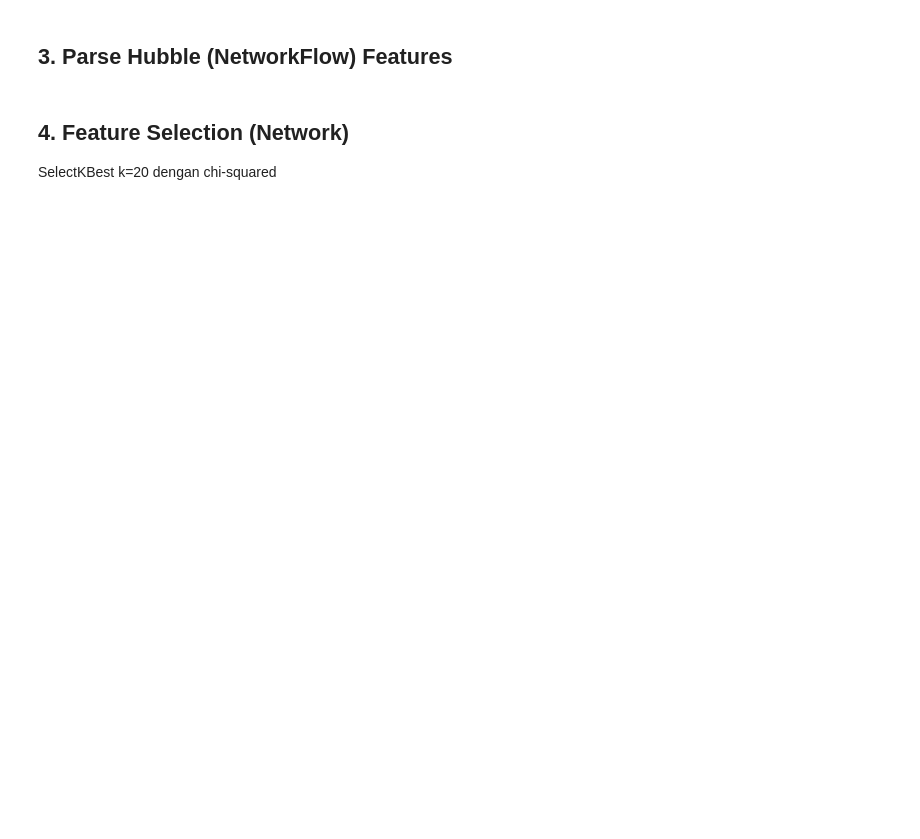
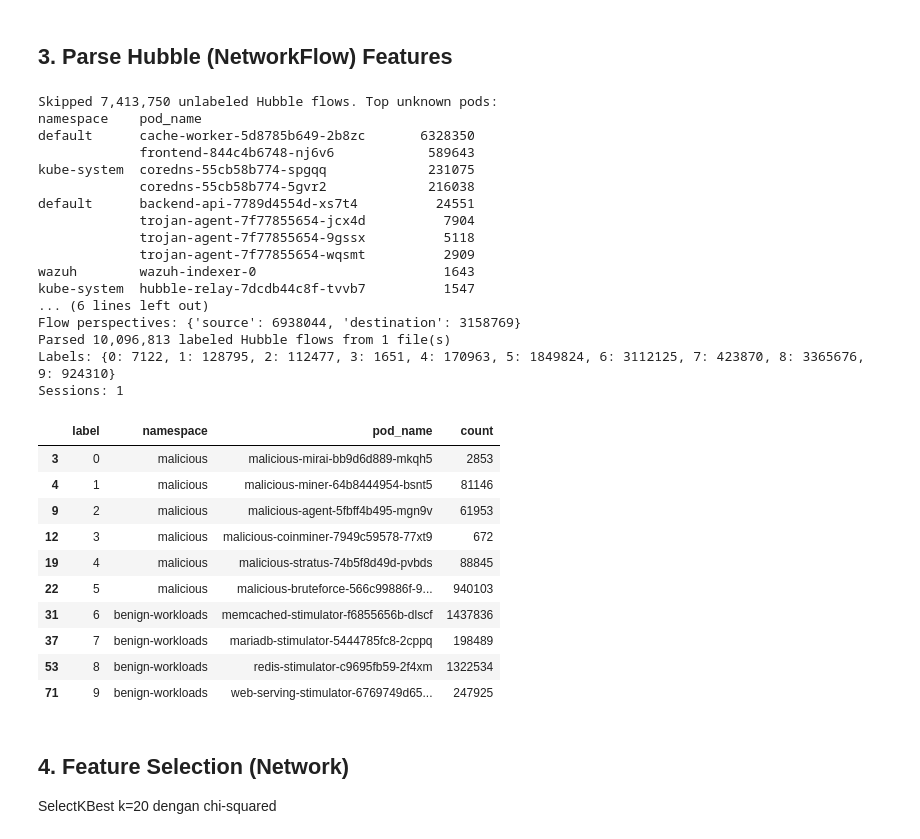
Before and after one commit to danielcristho/K-WATCH, a Jupyter notebook: feature_engineering/pre_processing.ipynb, the cells around one changed output. Cells and saved outputs as stored; diff of their text form; code cells hidden in the pictures; blank space fills up the shorter version.

```diff
--- a/feature_engineering/pre_processing.ipynb
+++ b/feature_engineering/pre_processing.ipynb
@@ -37,6 +56,14 @@ get_collection_stats()
 # %%
 with open("raw_logs/hubble.json") as f:
-    hubble_malicious = [json.loads(line) for line in f if line.strip() and "malicious-containers-stratus" in line.lower()][:2]
+    hubble_malicious = []
+    for line in f:
+        if line.strip() and "bruteforce" in line.lower():
+            try:
+                hubble_malicious.append(json.loads(line))
+            except json.JSONDecodeError:
+                continue
+            if len(hubble_malicious) >= 2:
+                break
 
 print(f"Hubble malicious:")
 print(json.dumps(hubble_malicious, indent=1))
@@ -323,16 +438,23 @@ syscall_dataset.head()
 ## 3. Parse Hubble (NetworkFlow) Features
 # %%
 def hubble_log_paths():
+    # Prioritize per-session files to preserve session_id from filename
     session_paths = sorted(
         Path("raw_logs/sessions").glob("hubble_session_*.json"),
         key=session_id_from_path,
     )
-    return session_paths or [Path("raw_logs/hubble.json")]
+    if session_paths:
+        return session_paths
+    # Fallback to merged (session_id will be 0 for all records)
+    merged = Path("raw_logs/hubble.json")
+    if merged.exists():
+        return [merged]
+    return sorted(Path("raw_logs").glob("*_hubble.json")) or [merged]
 
 def endpoint_info(endpoint):
     pod_name = endpoint.get("pod_name", "") or ""
     namespace = endpoint.get("namespace", "") or ""
-    scenario_label = get_label_info(pod_name)
+    scenario_label = get_label_info(pod_name, namespace)  # ← tambah namespace
     return {
         "pod_name": pod_name,
         "namespace": namespace,
@@ -427,34 +549,65 @@ def parse_hubble_file(filepath):
                 "is_http_port": int(dst_port in [80, 443, 8080, 8443]),
                 "is_db_port": int(dst_port in [3306, 5432, 6379, 11211]),
                 "is_mining_port": int(dst_port in [3333, 4444, 5555, 7777, 8888, 9999, 14444, 45700]),
             })
         except Exception:
             continue
 
     return records
 
 def parse_hubble():
     records = []
     paths = hubble_log_paths()
     for path in paths:
         records.extend(parse_hubble_file(path))
 
     df = pd.DataFrame(records)
     unknown = df[df["label"] < 0].copy()
     if not unknown.empty:
         print(f"Skipped {len(unknown):,} unlabeled Hubble flows. Top unknown pods:")
         print(unknown.groupby(["namespace", "pod_name"]).size().sort_values(ascending=False).head(15))
 
     df = df[df["label"] >= 0].copy()
     if not df.empty and "flow_perspective" in df.columns:
         print(f"Flow perspectives: {df['flow_perspective'].value_counts().to_dict()}")
     print(f"Parsed {len(df):,} labeled Hubble flows from {len(paths)} file(s)")
     print(f"Labels: {df['label'].value_counts().sort_index().to_dict()}")
     print(f"Sessions: {df['session_id'].nunique()}")
     return df
 
 network_events = parse_hubble()
-network_events.head()
+# network_events.head()
+# Sample per label
+network_events.groupby(["label", "namespace", "pod_name"]).size().reset_index(name="count").sort_values(["label", "count"], ascending=[True, False]).groupby("label").head(1)
+# %% [output]
+Skipped 7,413,750 unlabeled Hubble flows. Top unknown pods:
+namespace    pod_name
+default      cache-worker-5d8785b649-2b8zc       6328350
+             frontend-844c4b6748-nj6v6            589643
+kube-system  coredns-55cb58b774-spgqq             231075
+             coredns-55cb58b774-5gvr2             216038
+default      backend-api-7789d4554d-xs7t4          24551
+             trojan-agent-7f77855654-jcx4d          7904
+             trojan-agent-7f77855654-9gssx          5118
+             trojan-agent-7f77855654-wqsmt          2909
+wazuh        wazuh-indexer-0                        1643
+kube-system  hubble-relay-7dcdb44c8f-tvvb7          1547
+... (6 lines left out)
+Flow perspectives: {'source': 6938044, 'destination': 3158769}
+Parsed 10,096,813 labeled Hubble flows from 1 file(s)
+Labels: {0: 7122, 1: 128795, 2: 112477, 3: 1651, 4: 170963, 5: 1849824, 6: 3112125, 7: 423870, 8: 3365676, 9: 924310}
+Sessions: 1
+|  | label | namespace | pod_name | count |
+| 3 | 0 | malicious | malicious-mirai-bb9d6d889-mkqh5 | 2853 |
+| 4 | 1 | malicious | malicious-miner-64b8444954-bsnt5 | 81146 |
+| 9 | 2 | malicious | malicious-agent-5fbff4b495-mgn9v | 61953 |
+| 12 | 3 | malicious | malicious-coinminer-7949c59578-77xt9 | 672 |
+| 19 | 4 | malicious | malicious-stratus-74b5f8d49d-pvbds | 88845 |
+| 22 | 5 | malicious | malicious-bruteforce-566c99886f-9... | 940103 |
+| 31 | 6 | benign-workloads | memcached-stimulator-f6855656b-dlscf | 1437836 |
+| 37 | 7 | benign-workloads | mariadb-stimulator-5444785fc8-2cppq | 198489 |
+| 53 | 8 | benign-workloads | redis-stimulator-c9695fb59-2f4xm | 1322534 |
+| 71 | 9 | benign-workloads | web-serving-stimulator-6769749d65... | 247925 |
 # %% [markdown]
 ## 4. Feature Selection (Network)
 
```
Also changed, not shown: parts of 11 cells of this notebook, 46 other files.
